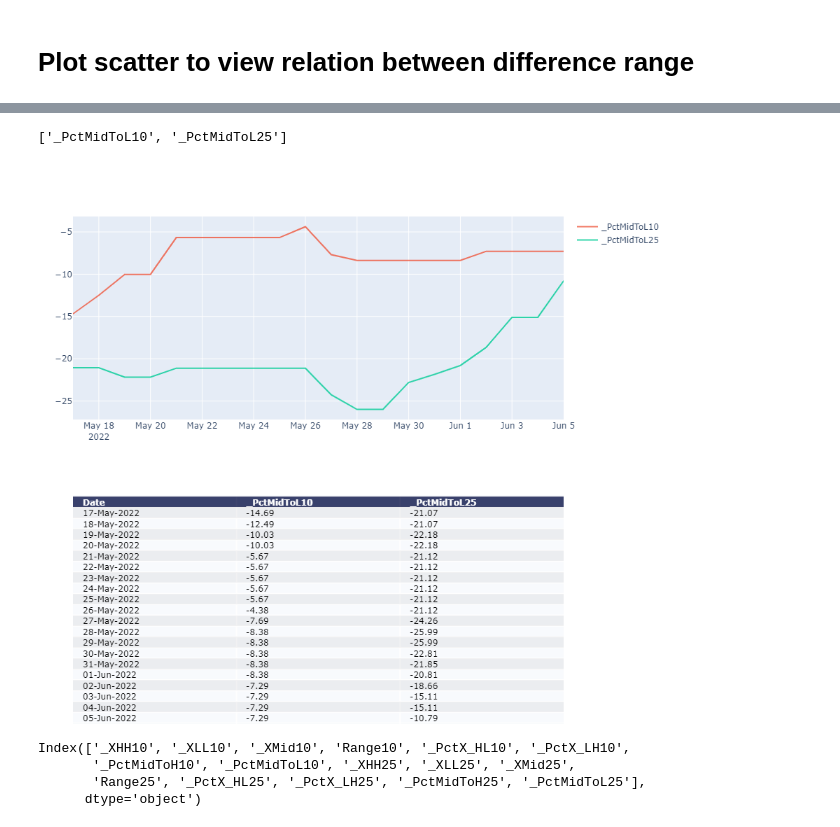
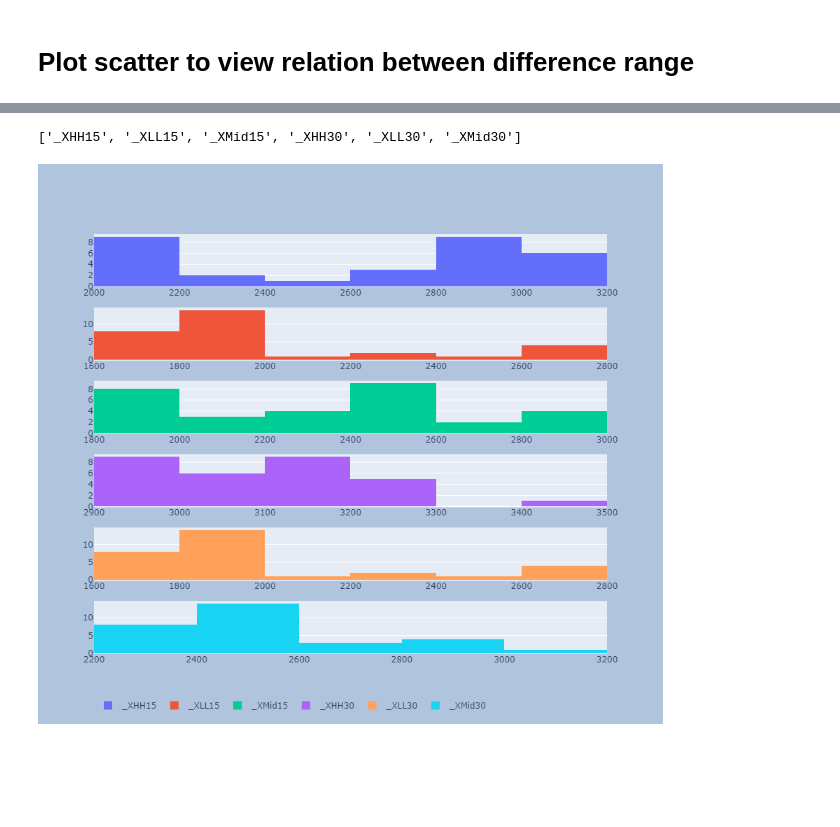
Before and after one commit to technqvi/FinQuant, a Jupyter notebook: Crypto-HLRange.ipynb, the cells around one changed output, grey strips where cells are left out. Saved outputs shown, nothing was run; the diff lists cells and outputs as text; code cells hidden in the pictures; blank space fills up the shorter version.

```diff
--- a/Crypto-HLRange.ipynb
+++ b/Crypto-HLRange.ipynb
@@ -20,7 +36,7 @@ list_cols=list(range_df.columns)
 
 #Cut only interval looking
 fromDate='2022-01-25';
-toDate='2022-12';
+toDate='2022-06';
 
 if fromDate!='' and toDate!='':
  df=range_df[fromDate:toDate]
@@ -87,7 +115,7 @@ def plot_dynamic_scatter(listColsToPlot,dfTable,title,y_title):
     return fig
 def  manage_chart(dfx,colsToPlot,title,y_title):
     print(colsToPlot)
-    dfTable=(dfx[colsToPlot]).reset_index()
+    dfTable=((dfx[colsToPlot]).reset_index()).tail(10)
     dfTable['Date/Time']=dfTable['Date/Time'].dt.strftime('%d-%b-%Y')
     dfTable=dfTable.rename(columns={'Date/Time':'Date'})
     #print(dfTable.info())
@@ -101,0 +156,9 @@ print(list_cols)
+# %%
+chartTitle3=f"{symbol}_PCT-Mid-HH"
+print(chartTitle1)
+# colsToPlot=[  x for  x  in list_cols if x.startswith('_X') and ( x.startswith('_XMid')==False) ]
+colsToPlot=[  x for  x  in list_cols if x.startswith('_PctMidTo') ]
+fig=manage_chart(df,colsToPlot,"",'')
+
+pio.write_image(fig, f"{report_path}\\{chartTitle3}.png")
+fig
@@ -102,15 +169,21 @@ print(list_cols)
+# %%
+from plotly.subplots import make_subplots
+import plotly.graph_objects as go
+def plot_mutiple_histrogram(df,cols_name,rows):
+  fig=make_subplots(rows=len(cols_name),cols=1,)
+  for x in range(rows):
+     # print(cols_name[x],"-",x+1)
+     fig.add_trace(go.Histogram(x=df[cols_name[x]],name=cols_name[x]) ,row=x+1,col=1)
+
+  fig.update_layout( autosize=True,width=800,height=800, paper_bgcolor="LightSteelBlue",legend_orientation="h")
+
+  return fig
 # %%
-colsToPlot=[  x for  x  in list_cols if x.startswith('_PctMidToL') ]
-#colsToPlot=[ ]
-fig=manage_chart(df,colsToPlot,"",'')
+colsToDist_1=[  x for  x  in list_cols if x.startswith('_X') ]
+print(colsToDist_1)
+fig=plot_mutiple_histrogram(df,colsToDist_1,len(colsToDist_1))
+pio.write_image(fig, f"{report_path}\\{symbol}_PriceDist.png")
 fig
 # %% [output]
-['_PctMidToL10', '_PctMidToL25']
+['_XHH15', '_XLL15', '_XMid15', '_XHH30', '_XLL30', '_XMid30']
-[figure, old version]
+[figure, new version]
-# %%
-df_HL=
-# %% [output]
-Index(['_XHH10', '_XLL10', '_XMid10', 'Range10', '_PctX_HL10', '_PctX_LH10',
-       '_PctMidToH10', '_PctMidToL10', '_XHH25', '_XLL25', '_XMid25',
-       'Range25', '_PctX_HL25', '_PctX_LH25', '_PctMidToH25', '_PctMidToL25'],
-      dtype='object')
```
Also changed, not shown: parts of 12 cells of this notebook.
